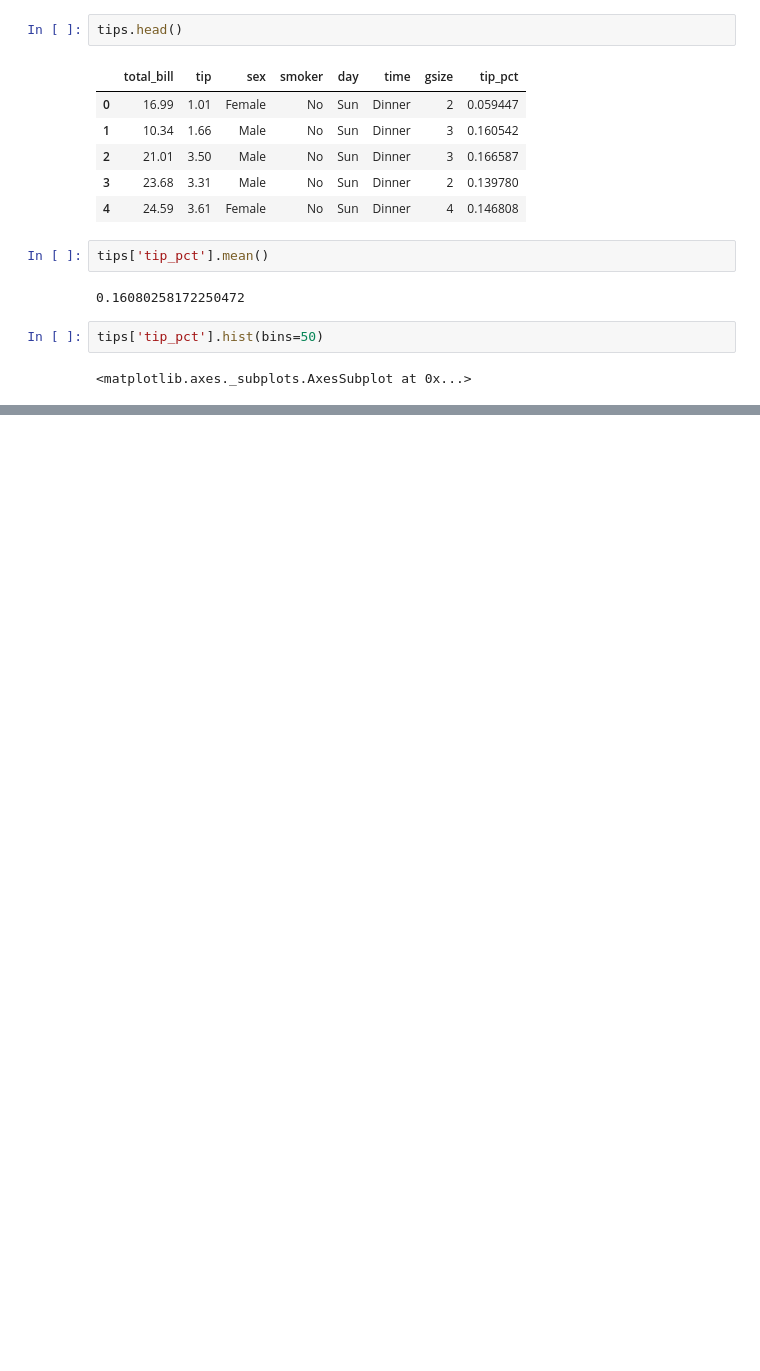
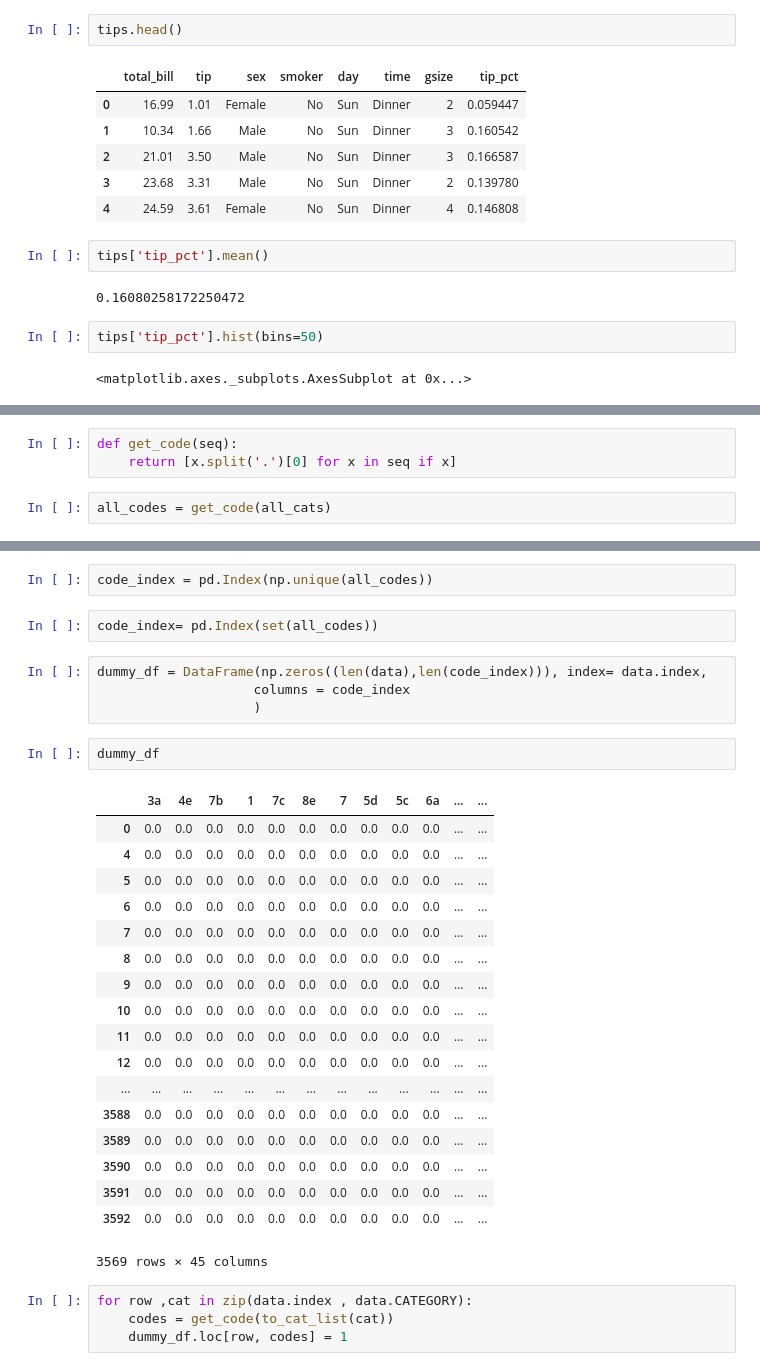
Before and after one commit to gloryfromca/PythonforDataAnalysis, a Jupyter notebook: Python_data_analysis_chapter_7.ipynb, the cells around one changed output, grey strips where cells are left out. Saved outputs shown, nothing was run; the diff lists cells and outputs as text; blank space fills up the shorter version.

```diff
--- a/Python_data_analysis_chapter_7.ipynb
+++ b/Python_data_analysis_chapter_7.ipynb
@@ -513,0 +687,5 @@ ImportError: No module named 'scipy'
+# %%
+def get_code(seq):
+    return [x.split('.')[0] for x in seq if x]
+# %%
+all_codes = get_code(all_cats)
@@ -513,0 +712,33 @@ ImportError: No module named 'scipy'
+# %%
+code_index = pd.Index(np.unique(all_codes))
+# %%
+code_index= pd.Index(set(all_codes))
+# %%
+dummy_df = DataFrame(np.zeros((len(data),len(code_index))), index= data.index,
+                    columns = code_index
+                    )
+# %%
+dummy_df
+# %% [output]
+|  | 3a | 4e | 7b | 1 | 7c | 8e | 7 | 5d | 5c | 6a | ... | ... |
+| 0 | 0.0 | 0.0 | 0.0 | 0.0 | 0.0 | 0.0 | 0.0 | 0.0 | 0.0 | 0.0 | ... | ... |
+| 4 | 0.0 | 0.0 | 0.0 | 0.0 | 0.0 | 0.0 | 0.0 | 0.0 | 0.0 | 0.0 | ... | ... |
+| 5 | 0.0 | 0.0 | 0.0 | 0.0 | 0.0 | 0.0 | 0.0 | 0.0 | 0.0 | 0.0 | ... | ... |
+| 6 | 0.0 | 0.0 | 0.0 | 0.0 | 0.0 | 0.0 | 0.0 | 0.0 | 0.0 | 0.0 | ... | ... |
+| 7 | 0.0 | 0.0 | 0.0 | 0.0 | 0.0 | 0.0 | 0.0 | 0.0 | 0.0 | 0.0 | ... | ... |
+| 8 | 0.0 | 0.0 | 0.0 | 0.0 | 0.0 | 0.0 | 0.0 | 0.0 | 0.0 | 0.0 | ... | ... |
+| 9 | 0.0 | 0.0 | 0.0 | 0.0 | 0.0 | 0.0 | 0.0 | 0.0 | 0.0 | 0.0 | ... | ... |
+| 10 | 0.0 | 0.0 | 0.0 | 0.0 | 0.0 | 0.0 | 0.0 | 0.0 | 0.0 | 0.0 | ... | ... |
+| 11 | 0.0 | 0.0 | 0.0 | 0.0 | 0.0 | 0.0 | 0.0 | 0.0 | 0.0 | 0.0 | ... | ... |
+| 12 | 0.0 | 0.0 | 0.0 | 0.0 | 0.0 | 0.0 | 0.0 | 0.0 | 0.0 | 0.0 | ... | ... |
+| ... | ... | ... | ... | ... | ... | ... | ... | ... | ... | ... | ... | ... |
+| 3588 | 0.0 | 0.0 | 0.0 | 0.0 | 0.0 | 0.0 | 0.0 | 0.0 | 0.0 | 0.0 | ... | ... |
+| 3589 | 0.0 | 0.0 | 0.0 | 0.0 | 0.0 | 0.0 | 0.0 | 0.0 | 0.0 | 0.0 | ... | ... |
+| 3590 | 0.0 | 0.0 | 0.0 | 0.0 | 0.0 | 0.0 | 0.0 | 0.0 | 0.0 | 0.0 | ... | ... |
+| 3591 | 0.0 | 0.0 | 0.0 | 0.0 | 0.0 | 0.0 | 0.0 | 0.0 | 0.0 | 0.0 | ... | ... |
+| 3592 | 0.0 | 0.0 | 0.0 | 0.0 | 0.0 | 0.0 | 0.0 | 0.0 | 0.0 | 0.0 | ... | ... |
+3569 rows × 45 columns
+# %%
+for row ,cat in zip(data.index , data.CATEGORY):
+    codes = get_code(to_cat_list(cat))
+    dummy_df.loc[row, codes] = 1
```
Also changed, not shown: parts of 34 cells of this notebook.
